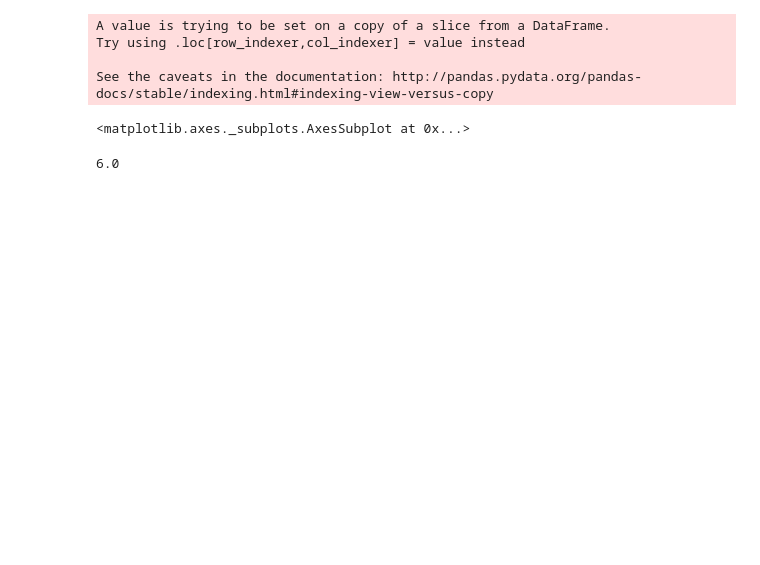
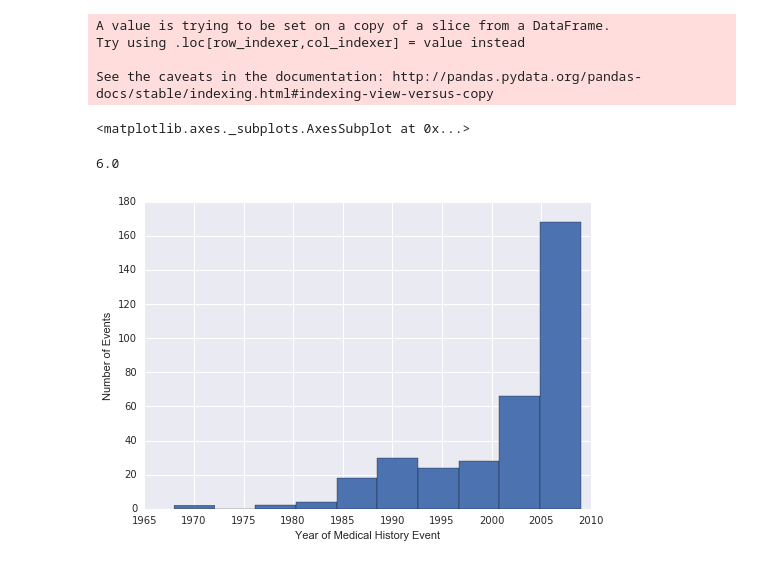
Before and after one commit to jzhao0802/ferring, a Jupyter notebook: 00_raw_data_processing/05_explore_merged_data.ipynb, the cells around one changed output. Cells and saved outputs as stored; diff of their text form; code cells hidden in the pictures; blank space fills up the shorter version.

Commit message:
Added BMI for 004 patients. Added code to produce plots in sprint review presentation

```diff
--- a/00_raw_data_processing/05_explore_merged_data.ipynb
+++ b/00_raw_data_processing/05_explore_merged_data.ipynb
@@ -143,3 +138,12 @@ plt.savefig('F:/Projects/Ferring/results/pre_modelling/kde_admin_time.png')
 df['BS_BASELINE'].max()
 # %% [output]
 6.0
+# %%
+plt.clf()
+mh_year = df.filter(regex='EXPDT$').unstack().dropna().reset_index(drop=True)
+mh_year[mh_year<2010].plot(kind='hist')
+plt.xlabel('Year of Medical History Event')
+plt.ylabel('Number of Events')
+plt.savefig('F:/Projects/Ferring/results/pre_modelling/hist_medical_history_year_lt_2010.png')
+# %% [output]
+[figure, added]
```
Also changed, not shown: parts of 32 cells of this notebook, 3 other files.
